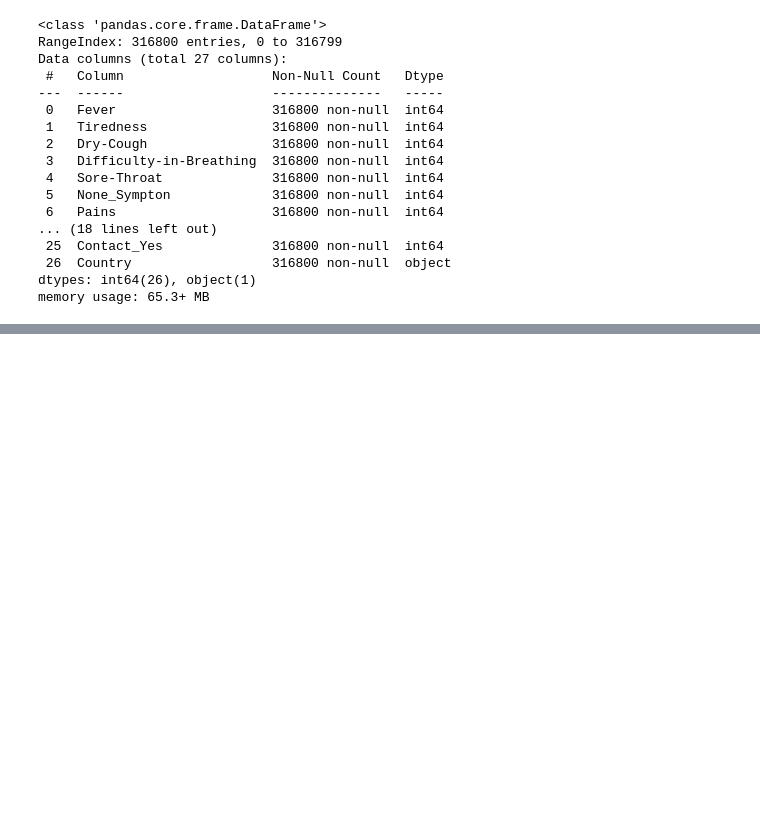
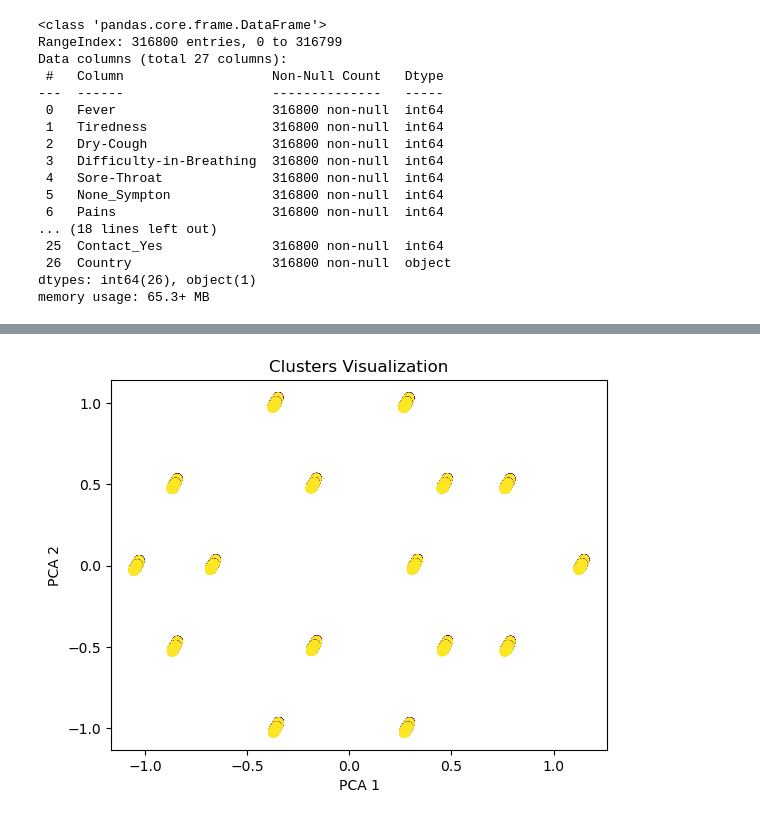
Before and after one commit to yahiamr/ML_UNsupervised, a Jupyter notebook: COVID19.ipynb, the cells around one changed output, grey strips where cells are left out. Saved outputs shown, nothing was run; the diff lists cells and outputs as text; code cells hidden in the pictures; blank space fills up the shorter version.

```diff
--- a/COVID19.ipynb
+++ b/COVID19.ipynb
@@ -52,0 +97,15 @@ memory usage: 65.3+ MB
+# %%
+from sklearn.decomposition import PCA
+
+# Optional: Dimensionality Reduction for Visualization
+pca = PCA(n_components=2)
+reduced_df = pca.fit_transform(df.drop(columns=['Country', 'cluster']))
+
+# Plotting
+plt.scatter(reduced_df[:, 0], reduced_df[:, 1], c=df['cluster'])
+plt.xlabel('PCA 1')
+plt.ylabel('PCA 2')
+plt.title('Clusters Visualization')
+plt.show()
+# %% [output]
+[figure, added]
```
Also changed, not shown: parts of 4 cells of this notebook.
